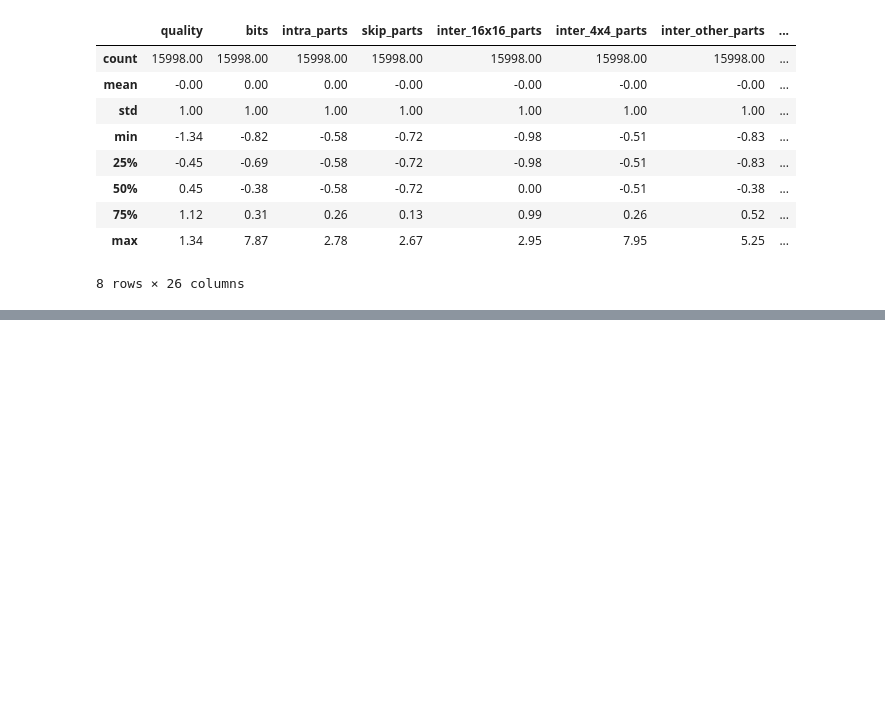
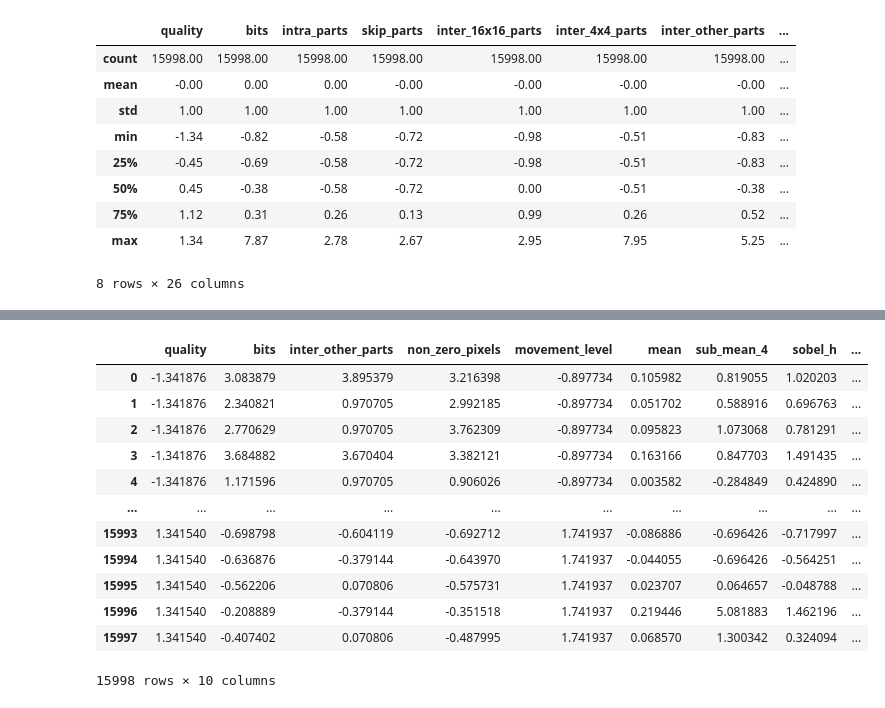
Before and after one commit to philippScomparin/dataProcesses, a Jupyter notebook: secondAssignment/secondAssignment.ipynb, the cells around one changed output, grey strips where cells are left out. Saved outputs shown, nothing was run; the diff lists cells and outputs as text; code cells hidden in the pictures; blank space fills up the shorter version.

```diff
--- a/secondAssignment/secondAssignment.ipynb
+++ b/secondAssignment/secondAssignment.ipynb
@@ -242,3 +251,9 @@ True 1          105         3842
     accuracy                           0.83      4800
    macro avg       0.72      0.57      0.59      4800
 weighted avg       0.80      0.83      0.79      4800
+# %%
+fs = SelectKBest(chi2, k=4)
+fs.fit(dfStandardized.abs(), class_col)
+col_filter = fs.get_support()
+dfFs = dfStandardized.iloc[:, col_filter]
+dfFs
@@ -244,0 +302,20 @@ weighted avg       0.80      0.83      0.79      4800
+# %%
+fsPerc = SelectPercentile(mutual_info_classif, percentile=40)
+fsPerc.fit(dfStandardized, class_col)
+col_filter = fsPerc.get_support()
+dfFsPerc = dfStandardized.iloc[:, col_filter]
+dfFsPerc
+# %% [output]
+|  | quality | bits | inter_other_parts | non_zero_pixels | movement_level | mean | sub_mean_4 | sobel_h | ... |
+| 0 | -1.341876 | 3.083879 | 3.895379 | 3.216398 | -0.897734 | 0.105982 | 0.819055 | 1.020203 | ... |
+| 1 | -1.341876 | 2.340821 | 0.970705 | 2.992185 | -0.897734 | 0.051702 | 0.588916 | 0.696763 | ... |
+| 2 | -1.341876 | 2.770629 | 0.970705 | 3.762309 | -0.897734 | 0.095823 | 1.073068 | 0.781291 | ... |
+| 3 | -1.341876 | 3.684882 | 3.670404 | 3.382121 | -0.897734 | 0.163166 | 0.847703 | 1.491435 | ... |
+| 4 | -1.341876 | 1.171596 | 0.970705 | 0.906026 | -0.897734 | 0.003582 | -0.284849 | 0.424890 | ... |
+| ... | ... | ... | ... | ... | ... | ... | ... | ... | ... |
+| 15993 | 1.341540 | -0.698798 | -0.604119 | -0.692712 | 1.741937 | -0.086886 | -0.696426 | -0.717997 | ... |
+| 15994 | 1.341540 | -0.636876 | -0.379144 | -0.643970 | 1.741937 | -0.044055 | -0.696426 | -0.564251 | ... |
+| 15995 | 1.341540 | -0.562206 | 0.070806 | -0.575731 | 1.741937 | 0.023707 | 0.064657 | -0.048788 | ... |
+| 15996 | 1.341540 | -0.208889 | -0.379144 | -0.351518 | 1.741937 | 0.219446 | 5.081883 | 1.462196 | ... |
+| 15997 | 1.341540 | -0.407402 | 0.070806 | -0.487995 | 1.741937 | 0.068570 | 1.300342 | 0.324094 | ... |
+15998 rows × 10 columns
```
Also changed, not shown: parts of 10 cells of this notebook.
